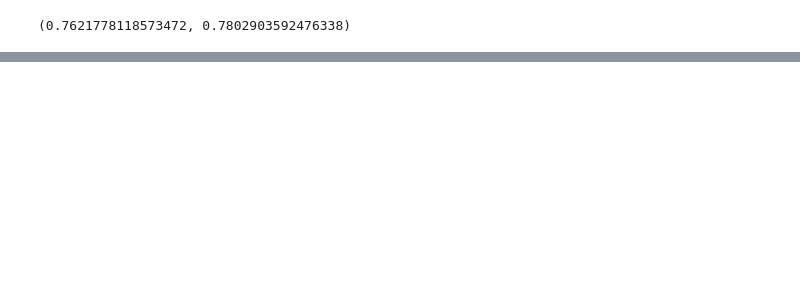
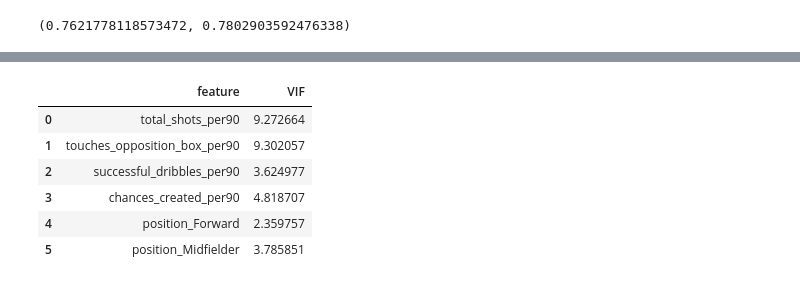
Before and after one commit to dmnarula/football-ds-learning, a Jupyter notebook: week4-modeling/Week4_Modeling.ipynb, the cells around one changed output, grey strips where cells are left out. Saved outputs shown, nothing was run; the diff lists cells and outputs as text; code cells hidden in the pictures; blank space fills up the shorter version.

```diff
--- a/week4-modeling/Week4_Modeling.ipynb
+++ b/week4-modeling/Week4_Modeling.ipynb
@@ -440,0 +468,21 @@ model_df.head()
+# %%
+# Checking for multicollinearity
+from statsmodels.stats.outliers_influence import variance_inflation_factor
+import pandas as pd
+
+X_vif = X.astype(float)
+
+vif_data = pd.DataFrame()
+vif_data["feature"] = X_vif.columns
+vif_data["VIF"] = [variance_inflation_factor(X_vif.values, i)
+                   for i in range(X_vif.shape[1])]
+
+vif_data
+# %% [output]
+|  | feature | VIF |
+| 0 | total_shots_per90 | 9.272664 |
+| 1 | touches_opposition_box_per90 | 9.302057 |
+| 2 | successful_dribbles_per90 | 3.624977 |
+| 3 | chances_created_per90 | 4.818707 |
+| 4 | position_Forward | 2.359757 |
+| 5 | position_Midfielder | 3.785851 |
```
Also changed, not shown: parts of 7 cells of this notebook.
